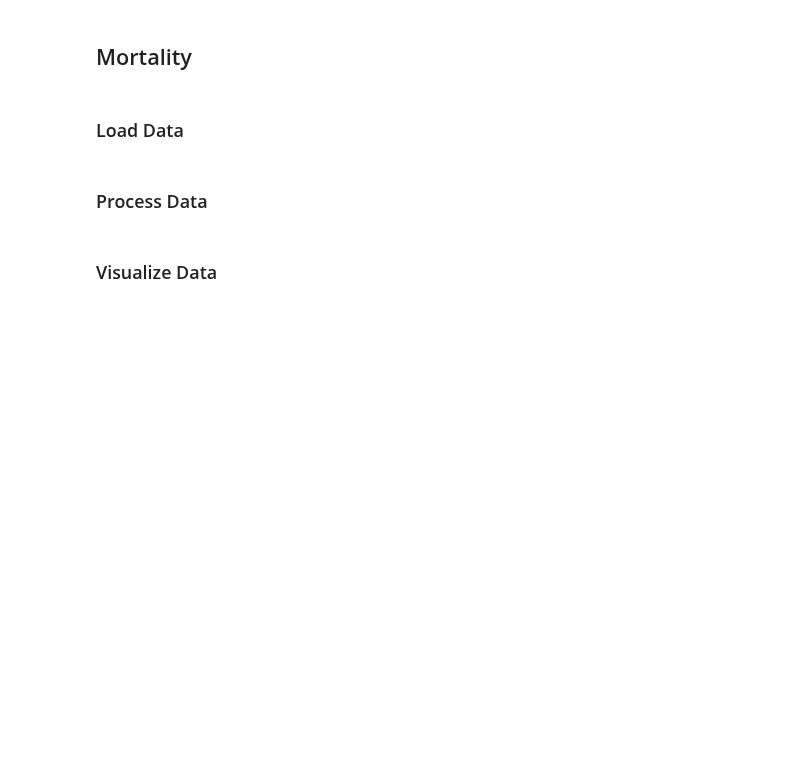
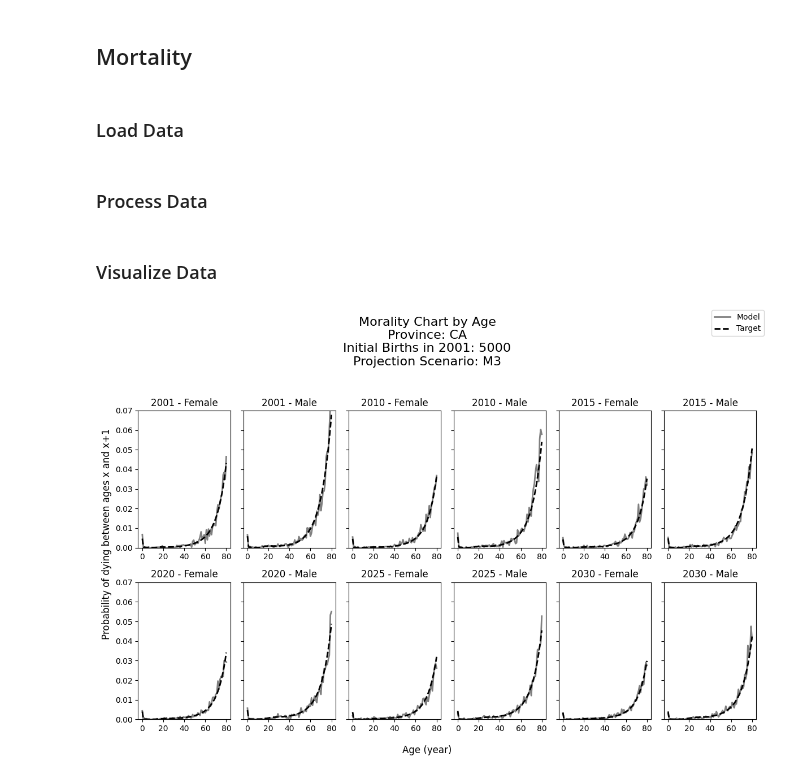
Before and after one commit to resplab/leap, a Jupyter notebook: docs/model/model-validation.ipynb, the cells around one changed output. Saved outputs shown, nothing was run; the diff lists cells and outputs as text; code cells hidden in the pictures; blank space fills up the shorter version.

Commit message:
create visualize for mortality figure

```diff
--- a/docs/model/model-validation.ipynb
+++ b/docs/model/model-validation.ipynb
@@ -84,26 +84,91 @@ RUN_BUNDLE_FOLDER = OUTPUT_FOLDER / RUN_BUNDLE_NAME
 ### Load Data
 # %%
 # Read obsereved StatsCanada asthma prevalence data
-target_mortality_raw_df = pd.read_csv(DATA_FOLDER / "life_table.csv")
+target_mortality_df_raw = pd.read_csv(DATA_FOLDER / "life_table.csv")
 
 # Read mortality data from simulation
-model_mortality_raw_df = pd.read_csv(RUN_BUNDLE_FOLDER / "outcome_matrix_death.csv")
+model_mortality_df_raw = pd.read_csv(RUN_BUNDLE_FOLDER / "outcome_matrix_death.csv")
 
 # Read population data from simulation
-model_alive_raw_df = pd.read_csv(RUN_BUNDLE_FOLDER / "outcome_matrix_alive.csv")
+model_alive_df_raw = pd.read_csv(RUN_BUNDLE_FOLDER / "outcome_matrix_alive.csv")
 # %% [markdown]
 ### Process Data
 # %%
 # Filter by ages under 80 years for the figure
-target_mortality_df = target_mortality_raw_df[target_mortality_raw_df["age"] <= 80]
+target_mortality_df = target_mortality_df_raw[target_mortality_df_raw["age"] <= 80]
 # Filter by chosen province
 target_mortality_df = target_mortality_df[target_mortality_df["province"] == PROVINCE]
 
 # Filter by ages under 80 years for the figure
-model_mortality_df = model_mortality_raw_df[model_mortality_raw_df["age"] <= 80]
+model_mortality_df = model_mortality_df_raw[model_mortality_df_raw["age"] <= 80]
 # Merge model_mortality_df with model_alive_df to get n_alive for each row
-model_mortality_df = model_mortality_df.merge(model_alive_raw_df, on=["year", "age", "sex"])
+model_mortality_df = model_mortality_df.merge(model_alive_df_raw, on=["year", "age", "sex"])
 # Calculate mortality rate as n_deaths / n_alive
 model_mortality_df["prob_death"] = model_mortality_df["n_deaths"] / model_mortality_df["n_alive"]
 # %% [markdown]
 ### Visualize Data
+# %%
+# Figure Parameters
+figure_years = [2001, 2010, 2015, 2020, 2025, 2030]
+num_cols = min(len(figure_years), 3)
+num_rows = int(np.ceil(len(figure_years) / num_cols))
+# %%
+fig, axs = plt.subplots(
+    nrows=num_rows, ncols=num_cols * 2, figsize=(4 * num_cols, 4 * num_rows), sharey=True
+)
+
+# Loop over figure years to make one plot per year
+for i, year in enumerate(figure_years):
+    for j, sex in enumerate(["F", "M"]):
+        # Get axis for current plot by indexing with i and j
+        if num_rows == 1:
+            ax: plt.Axes = axs[i * 2 + j] if num_cols == 1 else axs[i * 2 + j]
+        else:
+            ax: plt.Axes = axs[i // num_cols][i % num_cols * 2 + j]
+
+        # Filter StatsCan data by current year and sex
+        target_mortality_filtered_df = target_mortality_df[
+            (target_mortality_df["year"] == year) & (target_mortality_df["sex"] == sex)
+        ]
+        # Filter simulation data by current year and sex
+        model_mortality_filtered_df = model_mortality_df[
+            (model_mortality_df["year"] == year) & (model_mortality_df["sex"] == sex)
+        ]
+
+        # Make plots
+
+        ax.plot(
+            model_mortality_filtered_df["age"],
+            model_mortality_filtered_df["prob_death"],
+            color="grey",
+            linewidth=2,
+        )
+        ax.plot(
+            target_mortality_filtered_df["age"],
+            target_mortality_filtered_df["prob_death"],
+            color="black",
+            linestyle="dashed",
+            linewidth=2,
+        )
+
+        # Set title and axis limits
+        ax.set_title(f"{year} - {'Female' if sex == 'F' else 'Male'}", fontsize=12)
+        ax.set_ylim(0, 0.07)
+        ax.set_xticks([0, 20, 40, 60, 80])
+
+# Additional figure details
+fig.supxlabel("Age (year)")
+fig.supylabel("Probability of dying between ages x and x+1")
+fig.suptitle(
+    f"Morality Chart by Age\n"
+    + f"Province: {PROVINCE}\n"
+    + f"Initial Births in {STARTING_YEAR}: {N_BIRTHS}\n"
+    + f"Projection Scenario: {GROWTH_TYPE}",
+    fontsize=16,
+)
+fig.legend(["Model", "Target"])
+plt.tight_layout(rect=[0, 0, 1, 0.95])
+
+plt.show()
+# %% [output]
+[figure, added]
```
Also changed, not shown: parts of 1 cell of this notebook.
